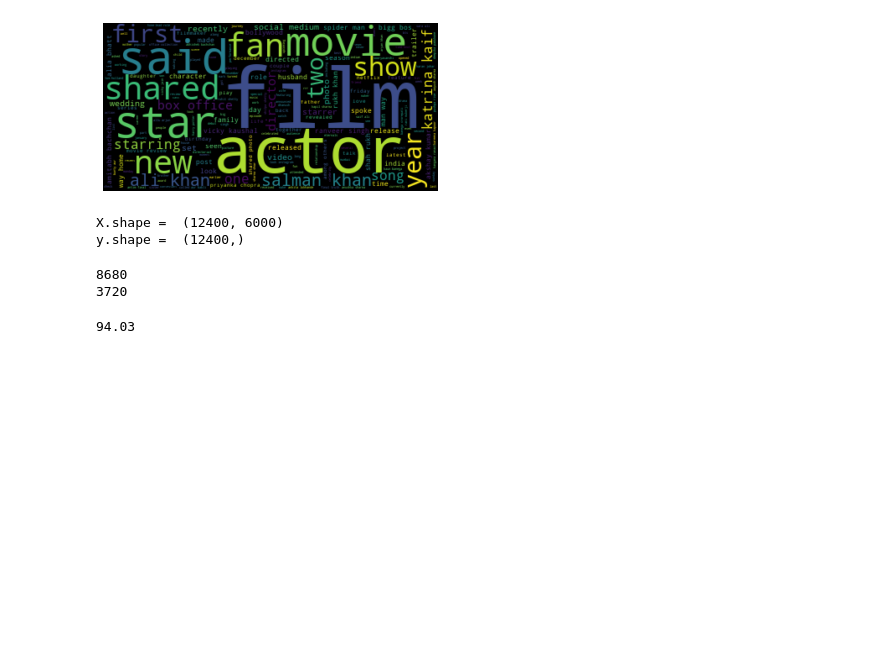
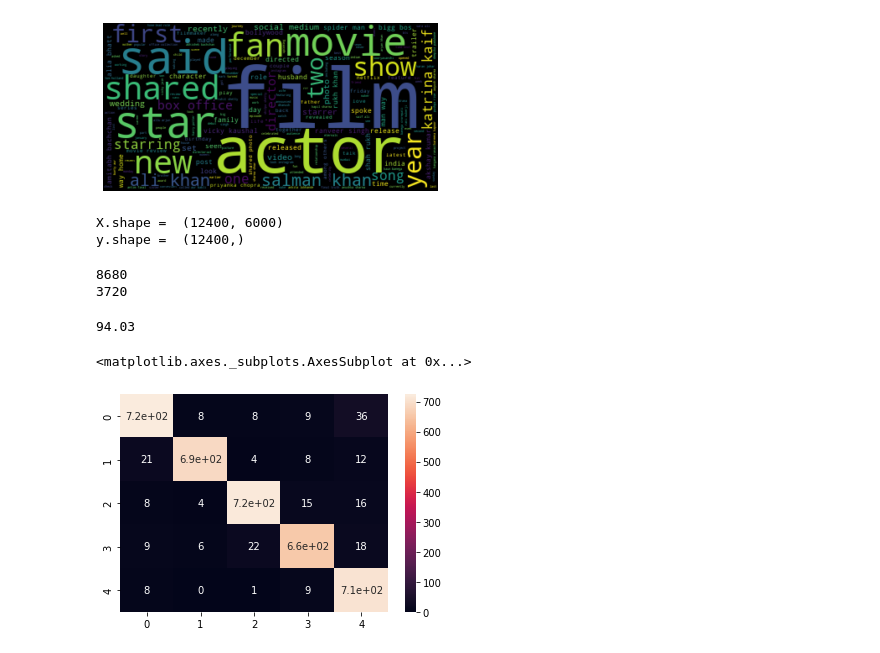
Before and after one commit to adigapranava/ML_Project, a Jupyter notebook: NEWS_ML_PROJECTS.ipynb, the cells around one changed output. Drawn from its saved outputs; the diff is of its cells as text; code cells hidden in the pictures; blank space fills up the shorter version.

```diff
--- a/NEWS_ML_PROJECTS.ipynb
+++ b/NEWS_ML_PROJECTS.ipynb
@@ -438,0 +443,5 @@ accuracy
+# %%
+sns.heatmap(confusion_matrix(y_test, y_pred), annot=True)
+# %% [output]
+<matplotlib.axes._subplots.AxesSubplot at 0x...>
+[figure, added]
```
Also changed, not shown: parts of 2 cells of this notebook.
